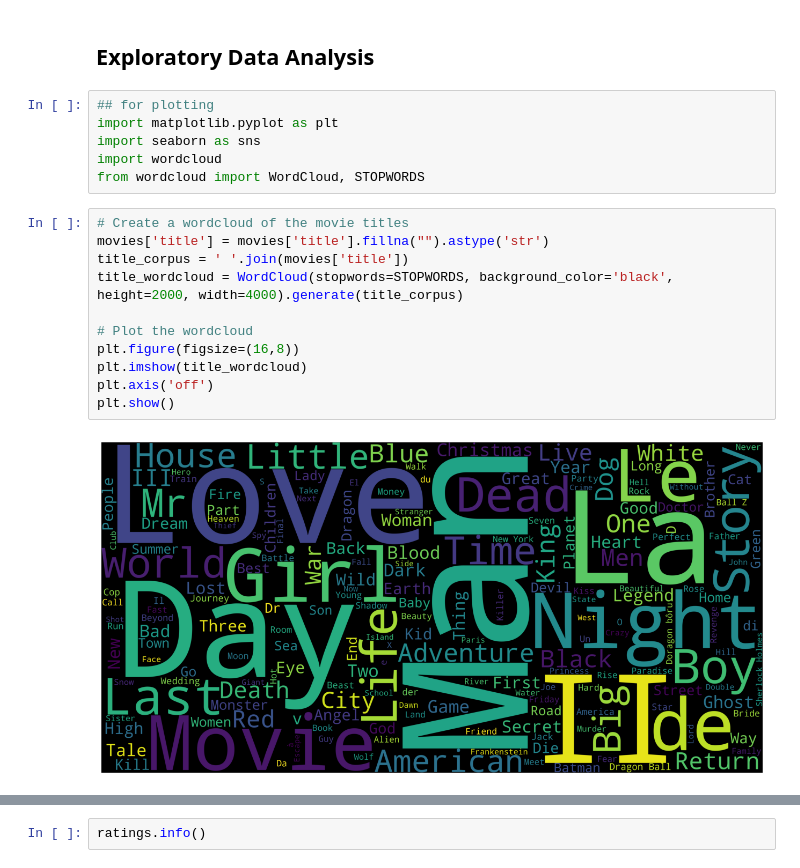
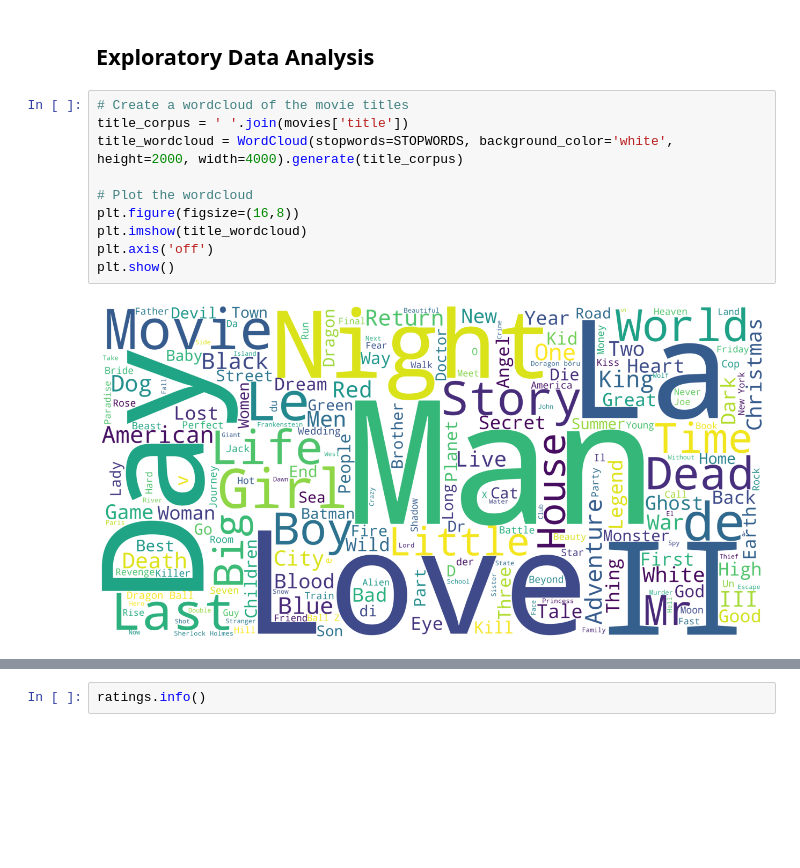
Before and after one commit to jgraham91/final-project, a Jupyter notebook: notebooks/FINAL-PROJECT.ipynb, the cells around one changed output, grey strips where cells are left out. Drawn from its saved outputs; the diff is of its cells as text; blank space fills up the shorter version.

```diff
--- a/notebooks/FINAL-PROJECT.ipynb
+++ b/notebooks/FINAL-PROJECT.ipynb
@@ -45,22 +68,15 @@ ratings.head()
 | 4 | 1 | 50 | 5.0 |
 # %% [markdown]
 ## Exploratory Data Analysis
-# %%
-## for plotting
-import matplotlib.pyplot as plt
-import seaborn as sns
-import wordcloud
-from wordcloud import WordCloud, STOPWORDS
 # %%
 # Create a wordcloud of the movie titles
-movies['title'] = movies['title'].fillna("").astype('str')
 title_corpus = ' '.join(movies['title'])
-title_wordcloud = WordCloud(stopwords=STOPWORDS, background_color='black', height=2000, width=4000).generate(title_corpus)
+title_wordcloud = WordCloud(stopwords=STOPWORDS, background_color='white', height=2000, width=4000).generate(title_corpus)
 
 # Plot the wordcloud
 plt.figure(figsize=(16,8))
 plt.imshow(title_wordcloud)
 plt.axis('off')
 plt.show()
 # %% [output]
-[figure, old version]
+[figure, new version]
```
Also changed, not shown: parts of 20 cells of this notebook.
